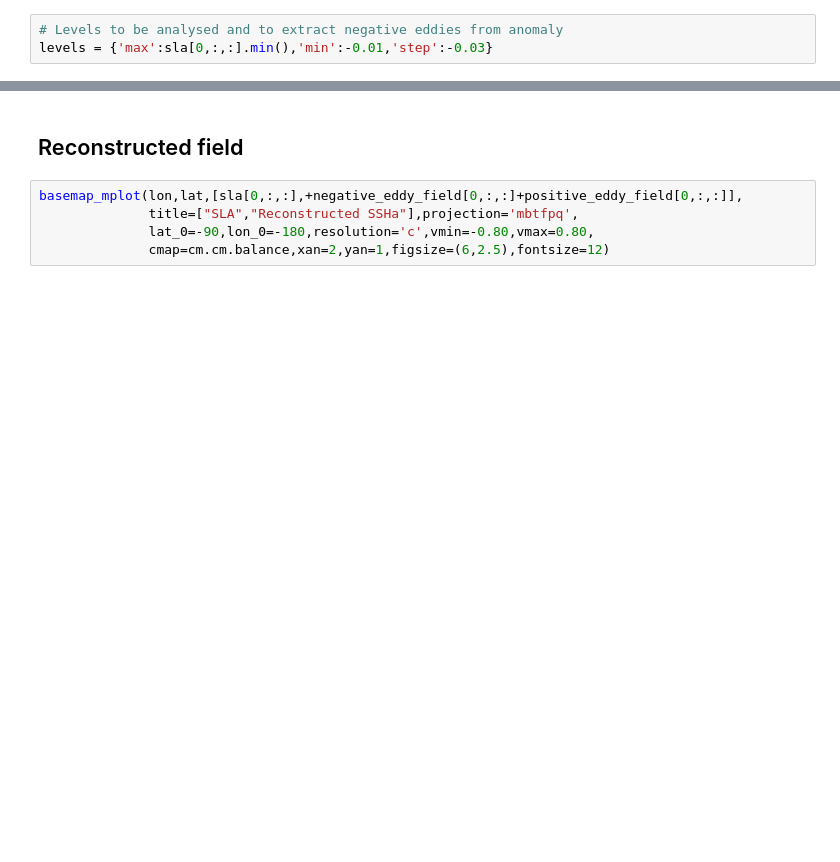
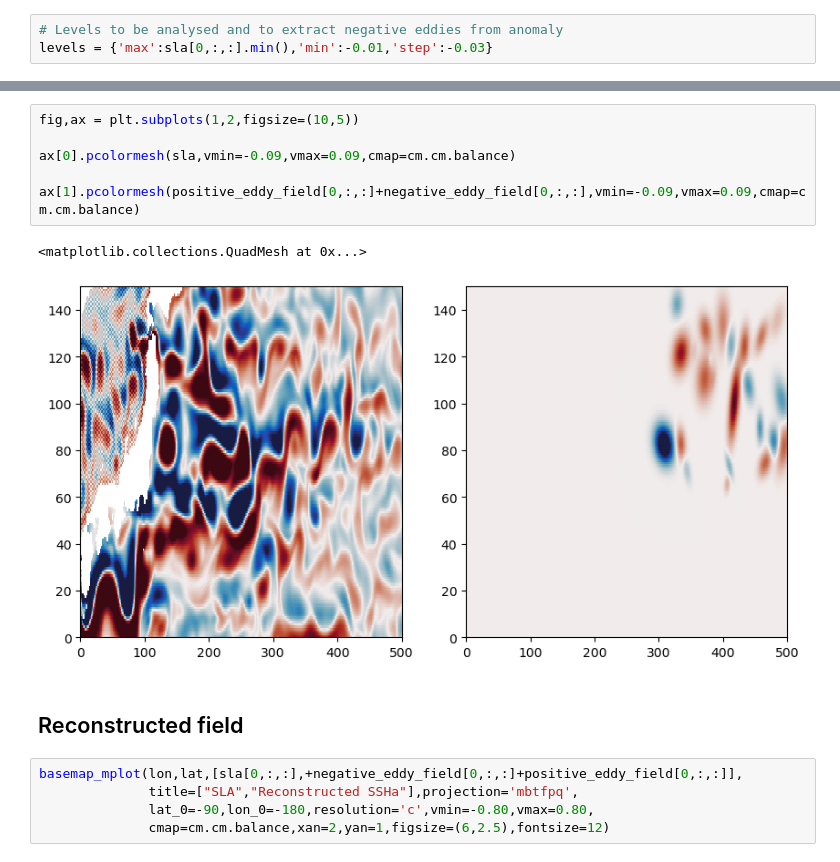
Before and after one commit to josuemtzmo/trackeddy, a Jupyter notebook: examples/How_Trackeddy_Works.ipynb, the cells around one changed output, grey strips where cells are left out. Drawn from its saved outputs; the diff is of its cells as text; blank space fills up the shorter version.

```diff
--- a/examples/How_Trackeddy_Works.ipynb
+++ b/examples/How_Trackeddy_Works.ipynb
@@ -122,3 +163,12 @@ colorbar()
+# %%
+fig,ax = plt.subplots(1,2,figsize=(10,5))
+
+ax[0].pcolormesh(sla,vmin=-0.09,vmax=0.09,cmap=cm.cm.balance)
+
+ax[1].pcolormesh(positive_eddy_field[0,:,:]+negative_eddy_field[0,:,:],vmin=-0.09,vmax=0.09,cmap=cm.cm.balance)
+# %% [output]
+<matplotlib.collections.QuadMesh at 0x...>
+[figure, added]
 # %% [markdown]
 ## Reconstructed field
 # %%
```
Also changed, not shown: parts of 19 cells of this notebook.
